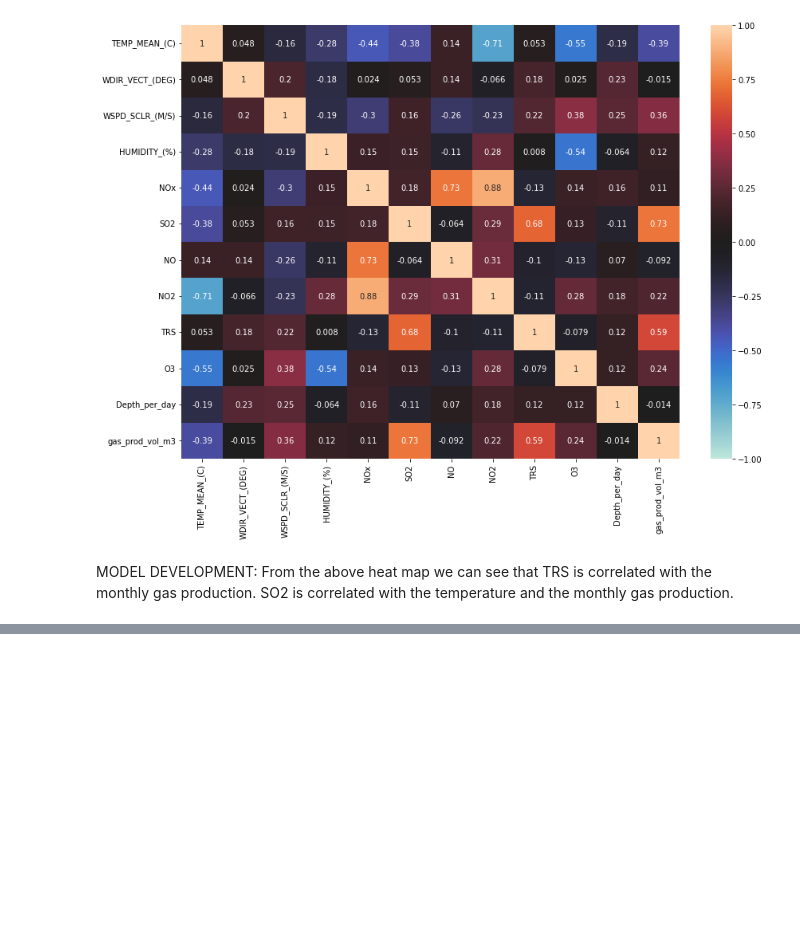
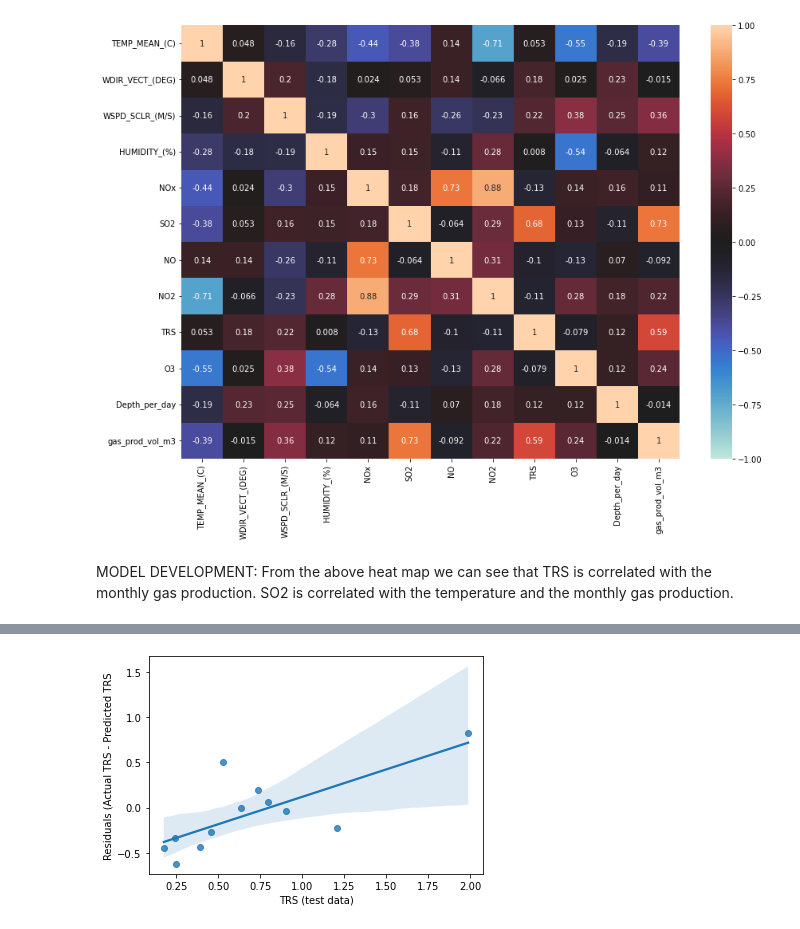
Before and after one commit to mirandadoris/CIV1498_Project2_Pythoneers, a Jupyter notebook: 2-Analysis/Weather_AQ_UOG_Analysis.ipynb, the cells around one changed output, grey strips where cells are left out. Cells and saved outputs as stored; diff of their text form; code cells hidden in the pictures; blank space fills up the shorter version.

```diff
--- a/2-Analysis/Weather_AQ_UOG_Analysis.ipynb
+++ b/2-Analysis/Weather_AQ_UOG_Analysis.ipynb
@@ -165,0 +232,10 @@ print(r2_score(y_test, y_fitted))
+# %%
+# plot the residuals
+residuals = y_test - y_fitted
+ax = sns.regplot(x=y_test, y=residuals['TRS'])
+ax.set_xlabel('TRS (test data)')
+ax.set_ylabel('Residuals (Actual TRS - Predicted TRS')
+
+plt.show()
+# %% [output]
+[figure, added]
```
Also changed, not shown: parts of 11 cells of this notebook.
